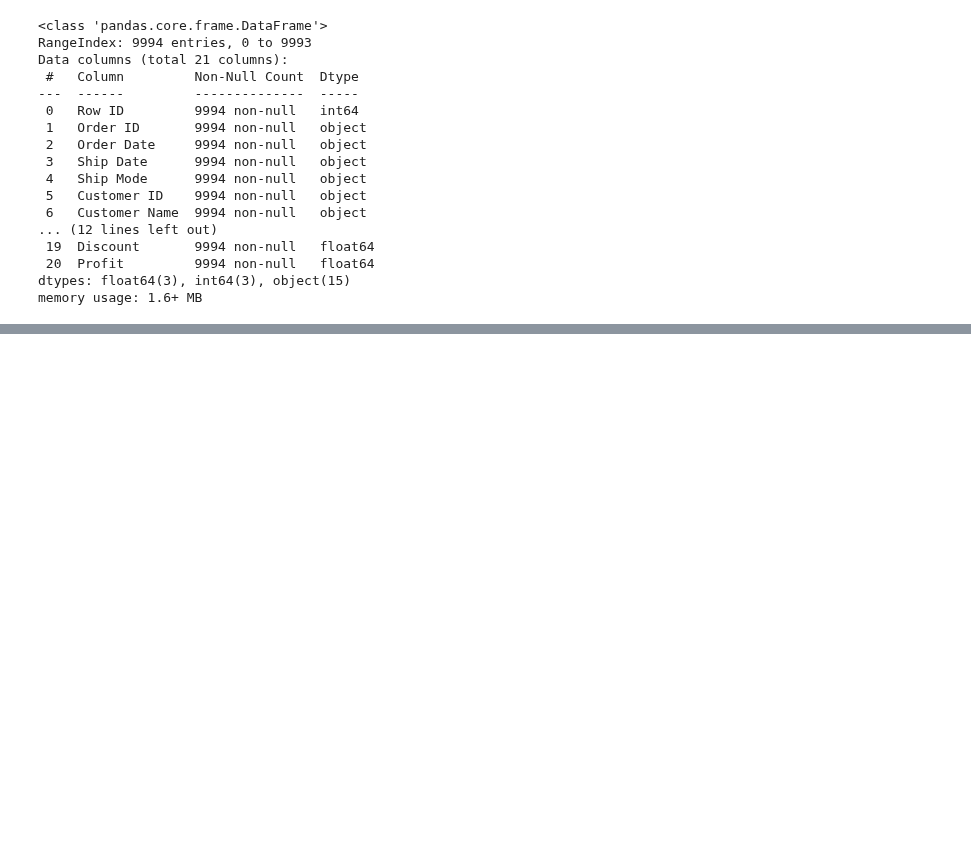
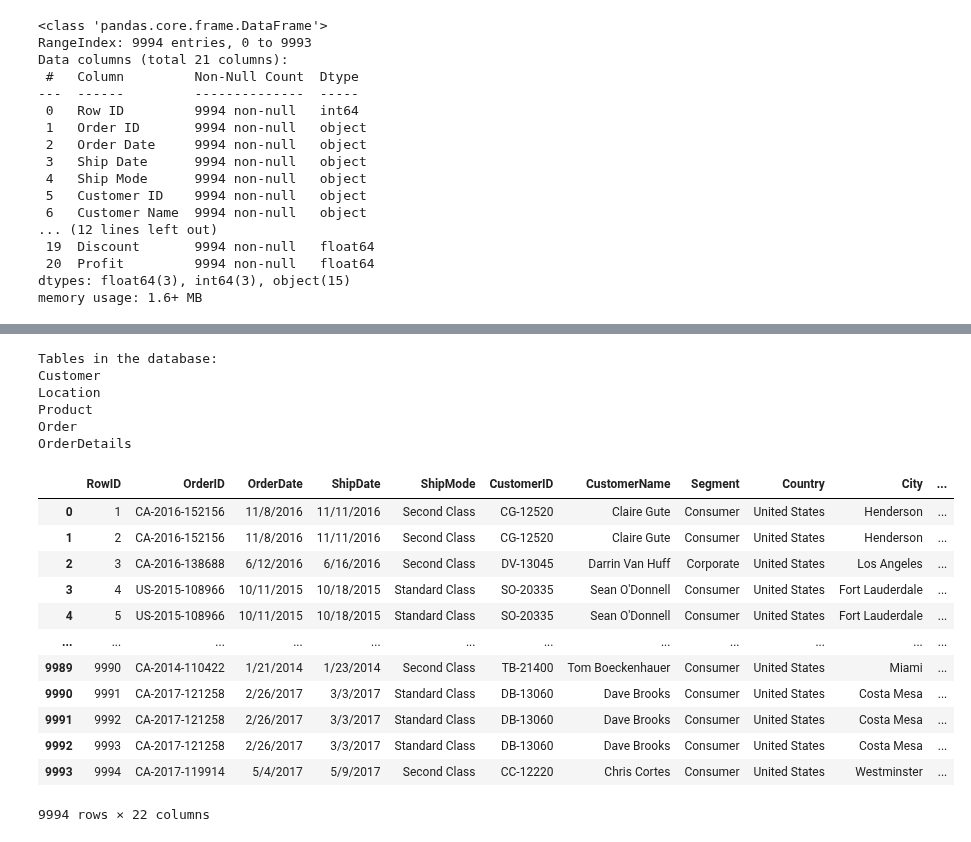
Before and after one commit to bbhatta10/E-Commerce-Sales-Insights-Tableau-Dashboard-, a Jupyter notebook: BI.ipynb, the cells around one changed output, grey strips where cells are left out. Saved outputs shown, nothing was run; the diff lists cells and outputs as text; code cells hidden in the pictures; blank space fills up the shorter version.

Commit message:
database design

```diff
--- a/BI.ipynb
+++ b/BI.ipynb
@@ -54,0 +70,17 @@ con = sqlite3.connect('EcommerceData.db')
+# %%
+import pandas as pd
+
+
+df_business_data_new = business_data.copy()
+
+#adding new column
+df_business_data_new['LocationID'] = df_business_data_new['PostalCode'].astype(str) + "_" + df_business_data_new['Region'].astype(str)
+
+# Save the new copy to a new CSV file
+new_file = "ecomm_data.csv"
+df_business_data_new.to_csv(new_file, index=False)
+
+#print(f"LocationID added and saved to new CSV: {new_file}")
+#print(f"Original file kept intact: {business_data}")
+
+df_business_data_new.head()
@@ -54,0 +168,39 @@ con = sqlite3.connect('EcommerceData.db')
+# %%
+
+conn = sqlite3.connect("E-comm.db")
+cur = conn.cursor()
+
+# List all tables
+cur.execute("SELECT name FROM sqlite_master WHERE type='table';")
+tables = cur.fetchall()
+
+print("Tables in the database:")
+for table in tables:
+    print(table[0])
+
+cur.close()
+conn.close()
+# %% [output]
+Tables in the database:
+Customer
+Location
+Product
+Order
+OrderDetails
+# %%
+df_business_data_new.drop_duplicates(inplace=True)
+df_business_data_new
+# %% [output]
+|  | RowID | OrderID | OrderDate | ShipDate | ShipMode | CustomerID | CustomerName | Segment | Country | City | ... |
+| 0 | 1 | CA-2016-152156 | 11/8/2016 | 11/11/2016 | Second Class | CG-12520 | Claire Gute | Consumer | United States | Henderson | ... |
+| 1 | 2 | CA-2016-152156 | 11/8/2016 | 11/11/2016 | Second Class | CG-12520 | Claire Gute | Consumer | United States | Henderson | ... |
+| 2 | 3 | CA-2016-138688 | 6/12/2016 | 6/16/2016 | Second Class | DV-13045 | Darrin Van Huff | Corporate | United States | Los Angeles | ... |
+| 3 | 4 | US-2015-108966 | 10/11/2015 | 10/18/2015 | Standard Class | SO-20335 | Sean O'Donnell | Consumer | United States | Fort Lauderdale | ... |
+| 4 | 5 | US-2015-108966 | 10/11/2015 | 10/18/2015 | Standard Class | SO-20335 | Sean O'Donnell | Consumer | United States | Fort Lauderdale | ... |
+| ... | ... | ... | ... | ... | ... | ... | ... | ... | ... | ... | ... |
+| 9989 | 9990 | CA-2014-110422 | 1/21/2014 | 1/23/2014 | Second Class | TB-21400 | Tom Boeckenhauer | Consumer | United States | Miami | ... |
+| 9990 | 9991 | CA-2017-121258 | 2/26/2017 | 3/3/2017 | Standard Class | DB-13060 | Dave Brooks | Consumer | United States | Costa Mesa | ... |
+| 9991 | 9992 | CA-2017-121258 | 2/26/2017 | 3/3/2017 | Standard Class | DB-13060 | Dave Brooks | Consumer | United States | Costa Mesa | ... |
+| 9992 | 9993 | CA-2017-121258 | 2/26/2017 | 3/3/2017 | Standard Class | DB-13060 | Dave Brooks | Consumer | United States | Costa Mesa | ... |
+| 9993 | 9994 | CA-2017-119914 | 5/4/2017 | 5/9/2017 | Second Class | CC-12220 | Chris Cortes | Consumer | United States | Westminster | ... |
+9994 rows × 22 columns
```
Also changed, not shown: parts of 15 cells of this notebook, 6 other files.
